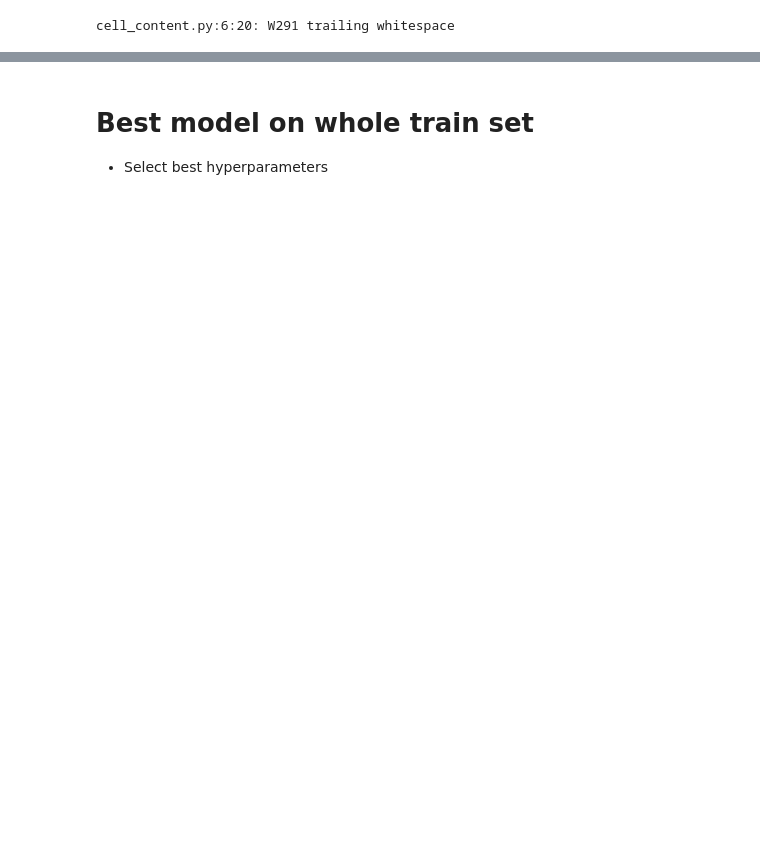
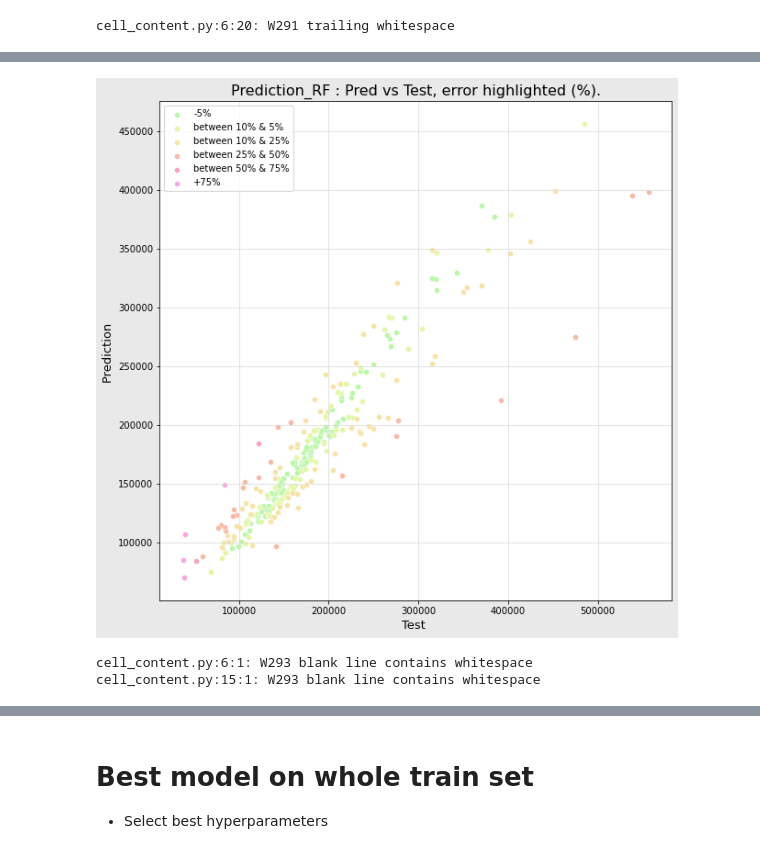
Before and after one commit to Remus9744/P8_Predict_House_Prices, a Jupyter notebook: P8_Notebook_Kaggle.ipynb, the cells around one changed output, grey strips where cells are left out. Cells and saved outputs as stored; diff of their text form; code cells hidden in the pictures; blank space fills up the shorter version.

```diff
--- a/P8_Notebook_Kaggle.ipynb
+++ b/P8_Notebook_Kaggle.ipynb
@@ -1717,0 +1760,32 @@ pep8(_ih)
+# %%
+# Parameters
+error_col = "Error_RF"
+color_col = "color_RF"
+pred_model = "Prediction_RF"
+
+plot_pred_vs_test(df_Pred_Test, error_col, color_col, pred_model)
+# %% [output]
+[figure, added]
+# %%
+def low_error_count(df, error, thresh):
+
+    val = df[error][df[error] <= thresh].count()/df.shape[0]*100
+
+    print(error + " cases with error below than", val, "(%).")
+
+    return val
+
+
+def high_error_count(df, error, thresh):
+
+    val = df[error][df[error] >= thresh].count()/df.shape[0]*100
+
+    print(error + " cases with error upper than", val, "(%).")
+
+    return val
+
+
+pep8(_ih)
+# %% [output]
+cell_content.py:6:1: W293 blank line contains whitespace
+cell_content.py:15:1: W293 blank line contains whitespace
```
Also changed, not shown: parts of 20 cells of this notebook.
